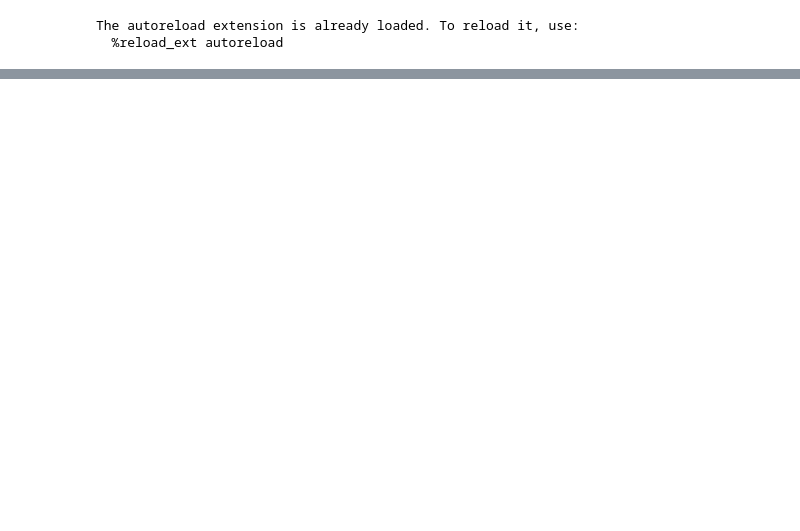
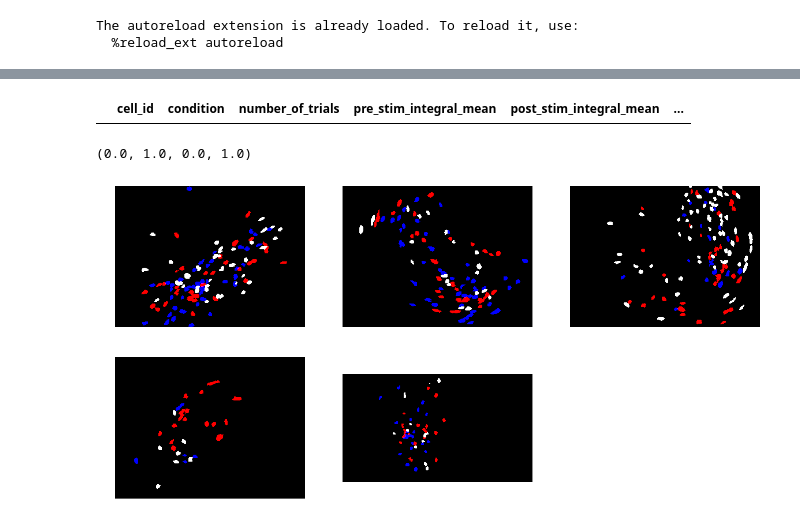
Before and after one commit to AllenInstitute/claustrum_imaging_manuscript, a Jupyter notebook: figure_4/figure_4.ipynb, the cells around one changed output, grey strips where cells are left out. Cells and saved outputs as stored; diff of their text form; code cells hidden in the pictures; blank space fills up the shorter version.

```diff
--- a/figure_4/figure_4.ipynb
+++ b/figure_4/figure_4.ipynb
@@ -97,0 +297,50 @@ NameError: name 'fig3_helper_functions' is not defined
+# %%
+session.responsiveness_summary.query('cell_id == @cell_id and condition == "hit"')
+# %% [output]
+|  | cell_id | condition | number_of_trials | pre_stim_integral_mean | post_stim_integral_mean | ... |
+# %%
+def make_cell_map(session, ax=None):
+    if ax is None:
+        fig,ax=plt.subplots()
+
+    cells_to_show = session.filtered_cell_IDs
+
+    # create an empty RGB image to add the cell images to
+    _, rows, cols = np.shape(session.cell_images[session.filtered_cell_IDs[0]])
+    all_cells_image = np.zeros((rows, cols, 3))
+
+    for cell_id in cells_to_show:
+        cell_img = session.cell_images[cell_id][0]
+        cell_img /= cell_img.max()
+        cell_img[cell_img > 0.5] = 1
+        cell_img[cell_img <= 0.5] = 0
+
+        this_cell = session.responsiveness_summary.query('cell_id == @cell_id and condition == "hit"').iloc[0]
+
+        if this_cell['direction_of_effect_on_means'] > 0 and this_cell['p-value_on_means'] <= significance_level:
+            # make cell red by filling only R channel
+            all_cells_image[:, :, 0] += cell_img
+        elif this_cell['direction_of_effect_on_means'] < 0 and this_cell['p-value_on_means'] <= significance_level:
+            # make cell blue by filling only B channel
+            all_cells_image[:, :, 2] += cell_img
+        else:
+            # make cell white by filling all channels equally
+            for channel in range(3):
+                all_cells_image[:, :, channel] += cell_img
+
+    # clip at 0 and 1
+    all_cells_image[np.where(all_cells_image > 1)] = 1
+    all_cells_image[np.where(all_cells_image < 0)] = 0
+    ax.imshow(all_cells_image)
+
+    return all_cells_image
+# %%
+fig,ax=plt.subplots(2,3,figsize=(20,10))
+for ii, foldername in enumerate(foldernames):
+    session = data[foldername]['session']
+    all_cells_image = make_cell_map(session, ax.flatten()[ii])
+    ax.flatten()[ii].axis('off')
+ax.flatten()[5].axis('off')
+# %% [output]
+(0.0, 1.0, 0.0, 1.0)
+[figure, added]
```
Also changed, not shown: parts of 20 cells of this notebook, 4 other files.
